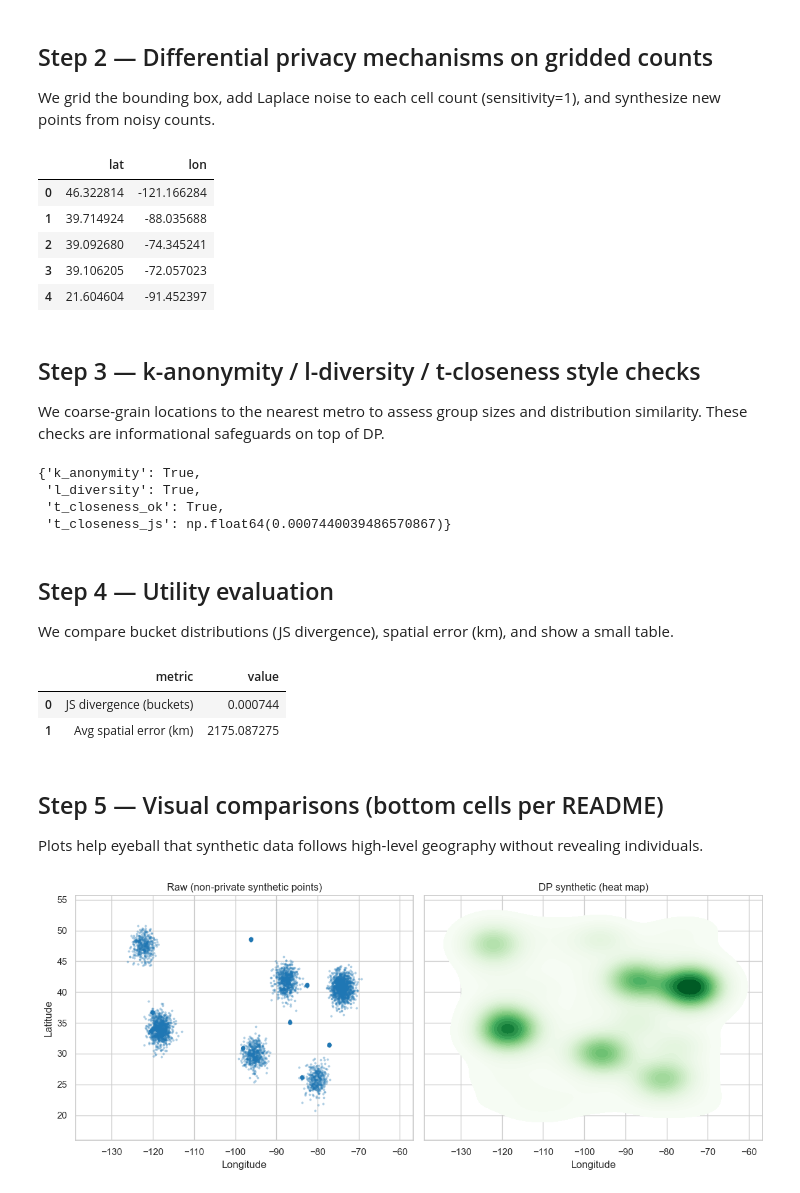
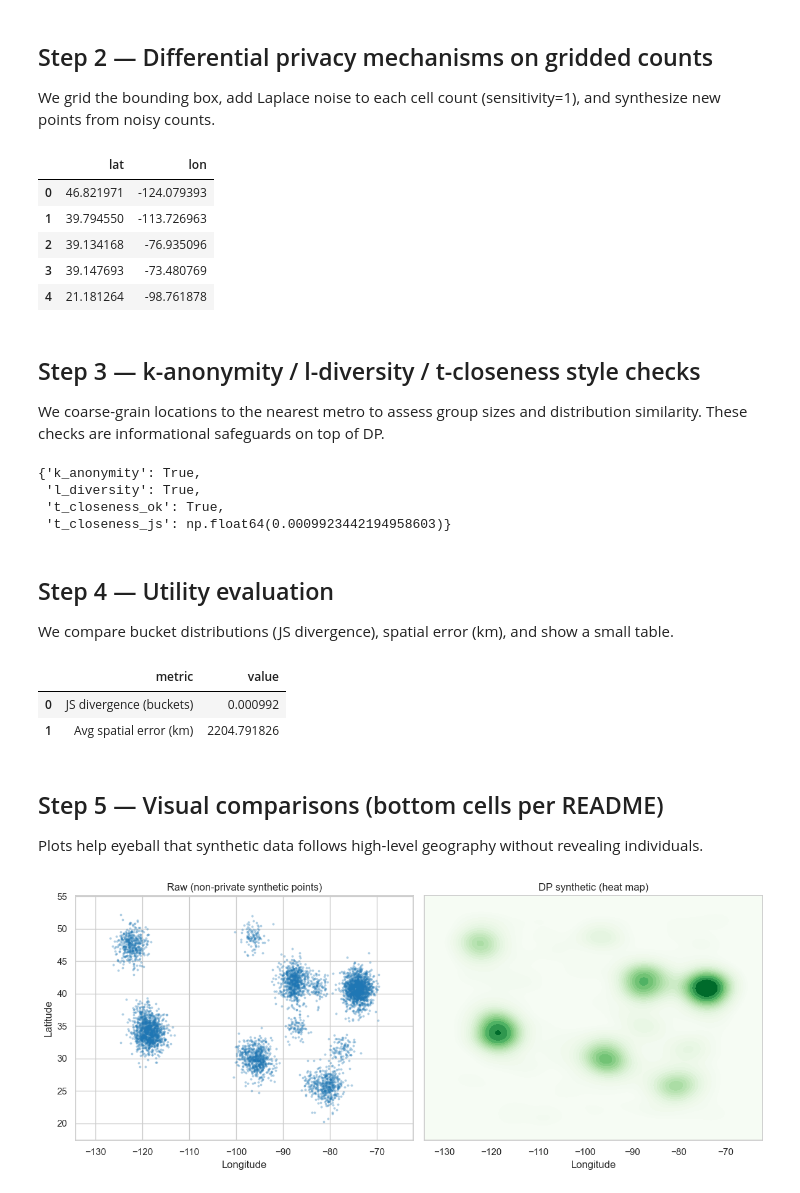
Before and after one commit to brubruh/CS3110_Final_project, a Jupyter notebook: dp_location_privacy.ipynb, the cells around one changed output. Drawn from its saved outputs; the diff is of its cells as text; code cells hidden in the pictures.

Commit message:
Added more changes to the graphing function.

```diff
--- a/dp_location_privacy.ipynb
+++ b/dp_location_privacy.ipynb
@@ -89,7 +89,7 @@ def generate_raw_locations(n_users: int = 5000, n_towns: int = 8) -> pd.DataFram
     records = []
     base_std_km = 150.0       # wider local scatter for metros
     town_std_km = 100.0        # tighter scatter for small towns
-    drift_km = 5.0            # additional broader drift
+    drift_km = 60.0            # additional broader drift
 
     for idx in choices:
         c = centers[idx]
@@ -171,11 +171,11 @@ syn_df = generate_dp_synthetic(raw_df, config)
 syn_df.head()
 # %% [output]
 |  | lat | lon |
-| 0 | 46.322814 | -121.166284 |
-| 1 | 39.714924 | -88.035688 |
-| 2 | 39.092680 | -74.345241 |
-| 3 | 39.106205 | -72.057023 |
-| 4 | 21.604604 | -91.452397 |
+| 0 | 46.821971 | -124.079393 |
+| 1 | 39.794550 | -113.726963 |
+| 2 | 39.134168 | -76.935096 |
+| 3 | 39.147693 | -73.480769 |
+| 4 | 21.181264 | -98.761878 |
 # %% [markdown]
 ## Step 3 — k-anonymity / l-diversity / t-closeness style checks
 We coarse-grain locations to the nearest metro to assess group sizes and distribution similarity. These checks are informational safeguards on top of DP.
@@ -231,7 +231,7 @@ privacy_checks
 {'k_anonymity': True,
  'l_diversity': True,
  't_closeness_ok': True,
- 't_closeness_js': np.float64(0.0007440039486570867)}
+ 't_closeness_js': np.float64(0.0009923442194958603)}
 # %% [markdown]
 ## Step 4 — Utility evaluation
 We compare bucket distributions (JS divergence), spatial error (km), and show a small table.
@@ -262,30 +262,31 @@ utility_report = pd.DataFrame({
 utility_report
 # %% [output]
 |  | metric | value |
-| 0 | JS divergence (buckets) | 0.000744 |
-| 1 | Avg spatial error (km) | 2175.087275 |
+| 0 | JS divergence (buckets) | 0.000992 |
+| 1 | Avg spatial error (km) | 2204.791826 |
 # %% [markdown]
 ## Step 5 — Visual comparisons (bottom cells per README)
 Plots help eyeball that synthetic data follows high-level geography without revealing individuals.
 # %%
 # Raw: individual points; DP synthetic: heat map
 fig, axes = plt.subplots(1, 2, figsize=(12, 5), sharex=True, sharey=True)
 
 raw_sample = raw_df.sample(min(len(raw_df), 8000), random_state=config.seed)
 sns.scatterplot(data=raw_sample, x="lon", y="lat", s=6, alpha=0.35, color="#1f77b4", edgecolor=None, ax=axes[0])
 axes[0].set_title("Raw (non-private synthetic points)")
 
-sns.kdeplot(data=syn_df, x="lon", y="lat", fill=True, cmap="Greens", levels=30, thresh=0.01, ax=axes[1])
+
+sns.kdeplot(data=syn_df, x="lon", y="lat", fill=True, cmap="Greens",levels=20, thresh=0, bw_adjust=0.6,ax=axes[1])
 axes[1].set_title("DP synthetic (heat map)")
 
 for ax in axes:
     ax.set_xlabel("Longitude")
     ax.set_ylabel("Latitude")
 
 plt.tight_layout()
 plt.show()
 # %% [output]
-[figure, old version]
+[figure, new version]
 # %%
 # Side-by-side bucket counts
 bucket_compare = pd.DataFrame({
```
Also changed, not shown: parts of 3 cells of this notebook.
